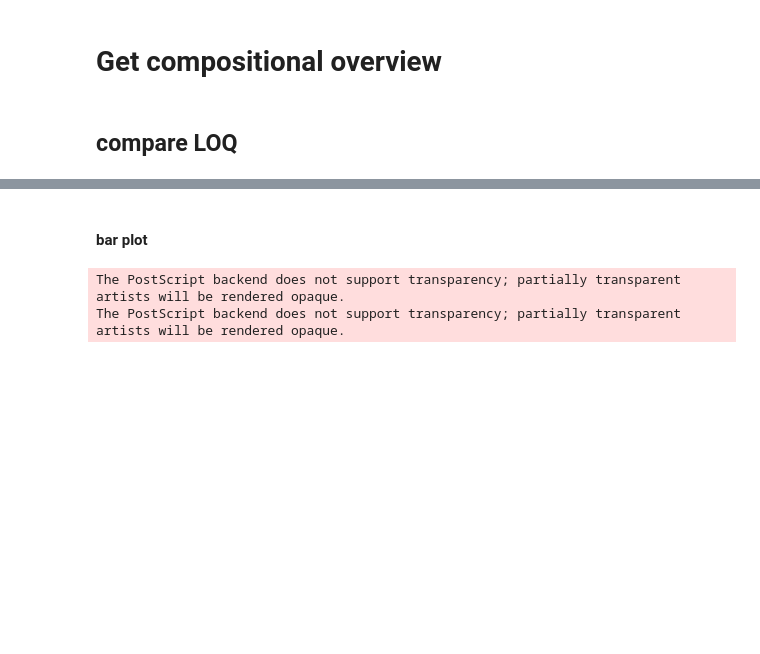
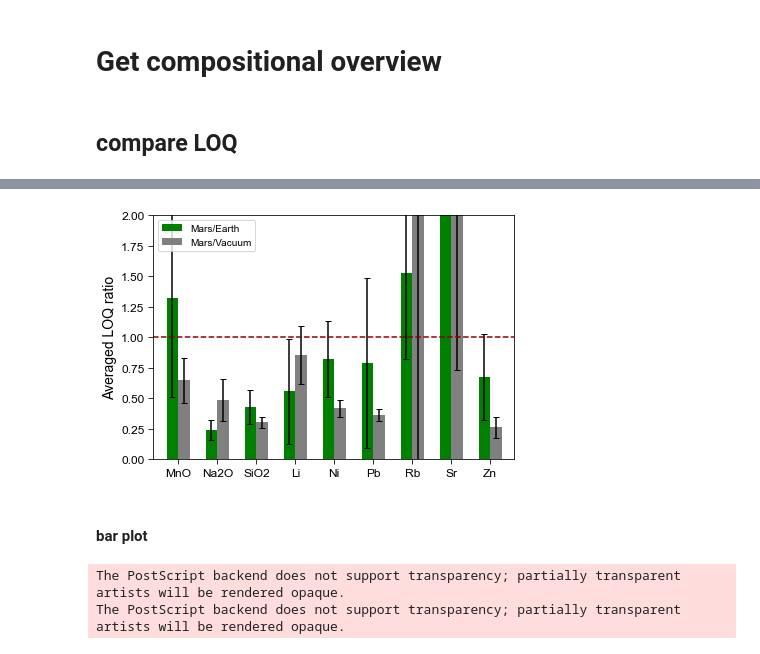
Before and after one commit to ytsmacr/LOD-paper, a Jupyter notebook: Figures.ipynb, the cells around one changed output, grey strips where cells are left out. Drawn from its saved outputs; the diff is of its cells as text; code cells hidden in the pictures; blank space fills up the shorter version.

```diff
--- a/Figures.ipynb
+++ b/Figures.ipynb
@@ -312,0 +271,79 @@ plt.show()
+# %%
+e_vals = []
+v_vals = []
+e_sds = []
+v_sds = []
+elems = []
+for element in elem_list:
+    e_temp = []
+    v_temp = []
+    for out in data.outlier_defn.unique():
+        for sens in data.sens_method.unique():
+            df = data[(data.element==element)&
+                      (data.instrument=='CL')&
+                      (data.outlier_defn==out)&
+                      (data.sens_method==sens)].copy(deep=True)
+
+            mars_val = df[df.atmosphere=='Mars'].reset_index(drop=True)['loq'][0]
+            earth_val = df[df.atmosphere=='Earth'].reset_index(drop=True)['loq'][0]
+            vac_val = df[df.atmosphere=='Vacuum'].reset_index(drop=True)['loq'][0]
+
+            e_ratio =  mars_val / earth_val
+            v_ratio = mars_val / vac_val
+
+            e_temp.append(e_ratio)
+            v_temp.append(v_ratio)
+
+    # get avg and std of ratio per element
+    e_avg = statistics.mean(e_temp)
+    e_sd = np.std(e_temp)
+    v_avg = statistics.mean(v_temp)
+    v_sd = np.std(v_temp)
+
+    elems.append(element)
+    e_vals.append(e_avg)
+    e_sds.append(e_sd)
+    v_vals.append(v_avg)
+    v_sds.append(v_sd)
+
+atm_ratios = pd.DataFrame({
+    'element':elems,
+    'earth_avg':e_vals,
+    'earth_sd':e_sds,
+    'vac_avg':v_vals,
+    'vac_sd':v_sds
+})
+
+# tick locations
+width = 0.6
+et = [i*2 for i in atm_ratios.index]
+vt = [x + width for x in et]
+tk = [x + width/2 for x in et]
+
+earth = plt.bar(et,
+                atm_ratios.earth_avg,
+                yerr=atm_ratios.earth_sd,
+                width=width,
+                label='Mars/Earth',
+                capsize=3,
+                color='green')
+vac = plt.bar(vt,
+              atm_ratios.vac_avg,
+              yerr=atm_ratios.vac_sd,
+              width=width,
+              label='Mars/Vacuum',
+              capsize=3,
+              color='grey')
+
+plt.xticks(tk, labels=atm_ratios.element,fontsize = 12)
+plt.tick_params(length=5)
+plt.yticks(fontsize=12)
+plt.hlines(1, -1, 17.5, color='darkred', linestyles='dashed')
+plt.legend(loc='best')
+plt.ylabel('Averaged LOQ ratio', fontsize=14)
+plt.ylim(0,2)
+plt.xlim(-1, 17.5)
+plt.tight_layout()
+plt.savefig(fp + "figures\\atms_loq_ratio.eps", dpi=600)
+plt.show()
+# %% [output]
@@ -313,3 +352,4 @@ plt.show()
+[figure, added]
 # %% [markdown]
 #### bar plot
 # %%
```
Also changed, not shown: parts of 17 cells of this notebook.
